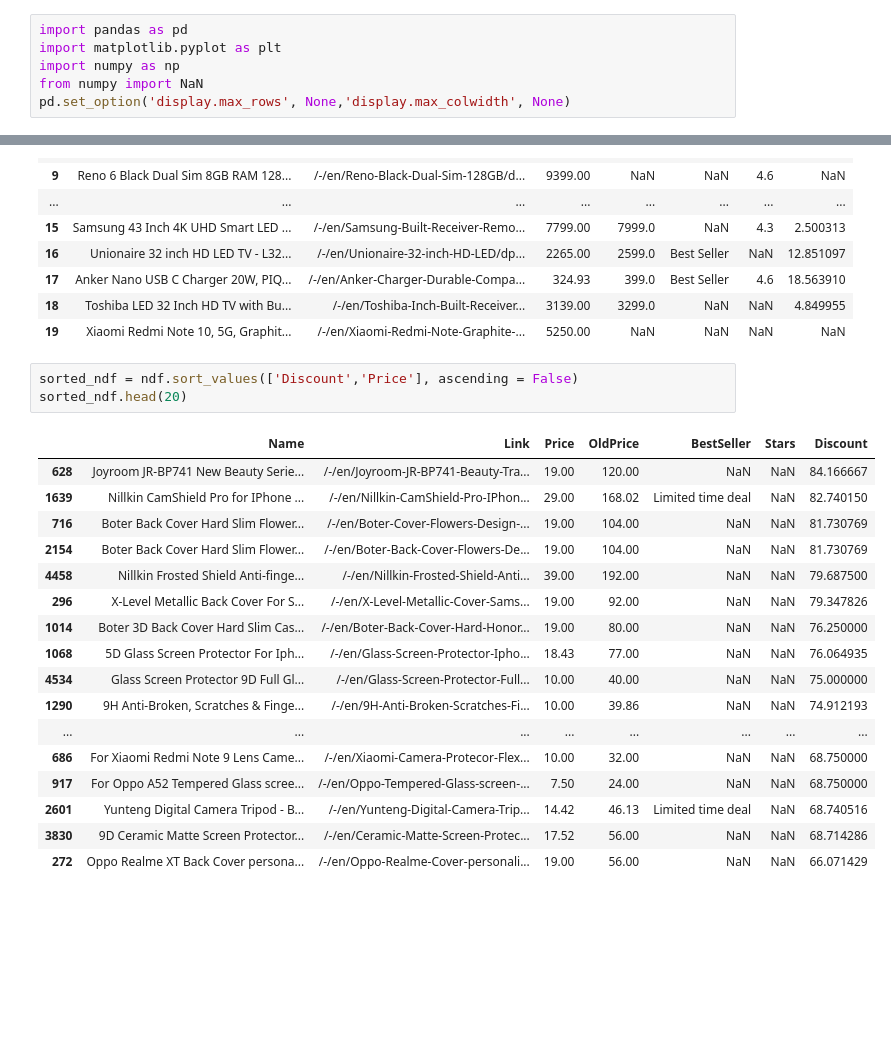
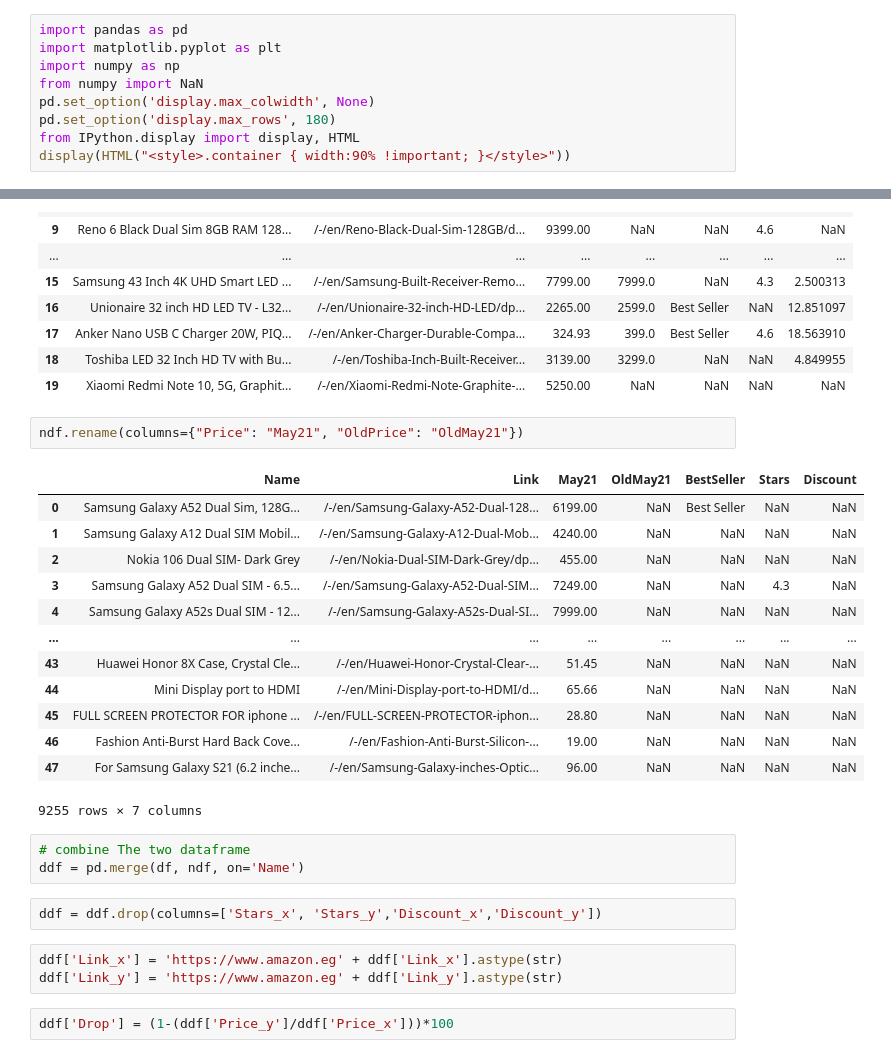
Before and after one commit to Mahmodev/Prices-analysis, a Jupyter notebook: Untitled.ipynb, the cells around one changed output, grey strips where cells are left out. Saved outputs shown, nothing was run; the diff lists cells and outputs as text; blank space fills up the shorter version.

```diff
--- a/Untitled.ipynb
+++ b/Untitled.ipynb
@@ -3,7 +3,10 @@ import pandas as pd
 import matplotlib.pyplot as plt
 import numpy as np
 from numpy import NaN
-pd.set_option('display.max_rows', None,'display.max_colwidth', None)
+pd.set_option('display.max_colwidth', None)
+pd.set_option('display.max_rows', 180)
+from IPython.display import display, HTML
+display(HTML("<style>.container { width:90% !important; }</style>"))
 # %%
 df1 = pd.read_csv('Datasets/elec_may_17/1.csv')
 df2 = pd.read_csv('Datasets/elec_may_17/2.csv')
@@ -251,23 +249,28 @@ See the caveats in the documentation: https://pandas.pydata.org/pandas-docs/stab
 | 18 | Toshiba LED 32 Inch HD TV with Bu... | /-/en/Toshiba-Inch-Built-Receiver... | 3139.00 | 3299.0 | NaN | NaN | 4.849955 |
 | 19 | Xiaomi Redmi Note 10, 5G, Graphit... | /-/en/Xiaomi-Redmi-Note-Graphite-... | 5250.00 | NaN | NaN | NaN | NaN |
 # %%
-sorted_ndf = ndf.sort_values(['Discount','Price'], ascending = False)
-sorted_ndf.head(20)
+ndf.rename(columns={"Price": "May21", "OldPrice": "OldMay21"})
 # %% [output]
-|  | Name | Link | Price | OldPrice | BestSeller | Stars | Discount |
-| 628 | Joyroom JR-BP741 New Beauty Serie... | /-/en/Joyroom-JR-BP741-Beauty-Tra... | 19.00 | 120.00 | NaN | NaN | 84.166667 |
-| 1639 | Nillkin CamShield Pro for IPhone ... | /-/en/Nillkin-CamShield-Pro-IPhon... | 29.00 | 168.02 | Limited time deal | NaN | 82.740150 |
-| 716 | Boter Back Cover Hard Slim Flower... | /-/en/Boter-Cover-Flowers-Design-... | 19.00 | 104.00 | NaN | NaN | 81.730769 |
-| 2154 | Boter Back Cover Hard Slim Flower... | /-/en/Boter-Back-Cover-Flowers-De... | 19.00 | 104.00 | NaN | NaN | 81.730769 |
-| 4458 | Nillkin Frosted Shield Anti-finge... | /-/en/Nillkin-Frosted-Shield-Anti... | 39.00 | 192.00 | NaN | NaN | 79.687500 |
-| 296 | X-Level Metallic Back Cover For S... | /-/en/X-Level-Metallic-Cover-Sams... | 19.00 | 92.00 | NaN | NaN | 79.347826 |
-| 1014 | Boter 3D Back Cover Hard Slim Cas... | /-/en/Boter-Back-Cover-Hard-Honor... | 19.00 | 80.00 | NaN | NaN | 76.250000 |
-| 1068 | 5D Glass Screen Protector For Iph... | /-/en/Glass-Screen-Protector-Ipho... | 18.43 | 77.00 | NaN | NaN | 76.064935 |
-| 4534 | Glass Screen Protector 9D Full Gl... | /-/en/Glass-Screen-Protector-Full... | 10.00 | 40.00 | NaN | NaN | 75.000000 |
-| 1290 | 9H Anti-Broken, Scratches & Finge... | /-/en/9H-Anti-Broken-Scratches-Fi... | 10.00 | 39.86 | NaN | NaN | 74.912193 |
+|  | Name | Link | May21 | OldMay21 | BestSeller | Stars | Discount |
+| 0 | Samsung Galaxy A52 Dual Sim, 128G... | /-/en/Samsung-Galaxy-A52-Dual-128... | 6199.00 | NaN | Best Seller | NaN | NaN |
+| 1 | Samsung Galaxy A12 Dual SIM Mobil... | /-/en/Samsung-Galaxy-A12-Dual-Mob... | 4240.00 | NaN | NaN | NaN | NaN |
+| 2 | Nokia 106 Dual SIM- Dark Grey | /-/en/Nokia-Dual-SIM-Dark-Grey/dp... | 455.00 | NaN | NaN | NaN | NaN |
+| 3 | Samsung Galaxy A52 Dual SIM - 6.5... | /-/en/Samsung-Galaxy-A52-Dual-SIM... | 7249.00 | NaN | NaN | 4.3 | NaN |
+| 4 | Samsung Galaxy A52s Dual SIM - 12... | /-/en/Samsung-Galaxy-A52s-Dual-SI... | 7999.00 | NaN | NaN | NaN | NaN |
 | ... | ... | ... | ... | ... | ... | ... | ... |
-| 686 | For Xiaomi Redmi Note 9 Lens Came... | /-/en/Xiaomi-Camera-Protecor-Flex... | 10.00 | 32.00 | NaN | NaN | 68.750000 |
-| 917 | For Oppo A52 Tempered Glass scree... | /-/en/Oppo-Tempered-Glass-screen-... | 7.50 | 24.00 | NaN | NaN | 68.750000 |
-| 2601 | Yunteng Digital Camera Tripod - B... | /-/en/Yunteng-Digital-Camera-Trip... | 14.42 | 46.13 | Limited time deal | NaN | 68.740516 |
-| 3830 | 9D Ceramic Matte Screen Protector... | /-/en/Ceramic-Matte-Screen-Protec... | 17.52 | 56.00 | NaN | NaN | 68.714286 |
-| 272 | Oppo Realme XT Back Cover persona... | /-/en/Oppo-Realme-Cover-personali... | 19.00 | 56.00 | NaN | NaN | 66.071429 |
+| 43 | Huawei Honor 8X Case, Crystal Cle... | /-/en/Huawei-Honor-Crystal-Clear-... | 51.45 | NaN | NaN | NaN | NaN |
+| 44 | Mini Display port to HDMI | /-/en/Mini-Display-port-to-HDMI/d... | 65.66 | NaN | NaN | NaN | NaN |
+| 45 | FULL SCREEN PROTECTOR FOR iphone ... | /-/en/FULL-SCREEN-PROTECTOR-iphon... | 28.80 | NaN | NaN | NaN | NaN |
+| 46 | Fashion Anti-Burst Hard Back Cove... | /-/en/Fashion-Anti-Burst-Silicon-... | 19.00 | NaN | NaN | NaN | NaN |
+| 47 | For Samsung Galaxy S21 (6.2 inche... | /-/en/Samsung-Galaxy-inches-Optic... | 96.00 | NaN | NaN | NaN | NaN |
+9255 rows × 7 columns
+# %%
+# combine The two dataframe
+ddf = pd.merge(df, ndf, on='Name')
+# %%
+ddf = ddf.drop(columns=['Stars_x', 'Stars_y','Discount_x','Discount_y'])
+# %%
+ddf['Link_x'] = 'https://www.amazon.eg' + ddf['Link_x'].astype(str)
+ddf['Link_y'] = 'https://www.amazon.eg' + ddf['Link_y'].astype(str)
+# %%
+ddf['Drop'] = (1-(ddf['Price_y']/ddf['Price_x']))*100
```
Also changed, not shown: parts of 4 cells of this notebook.
